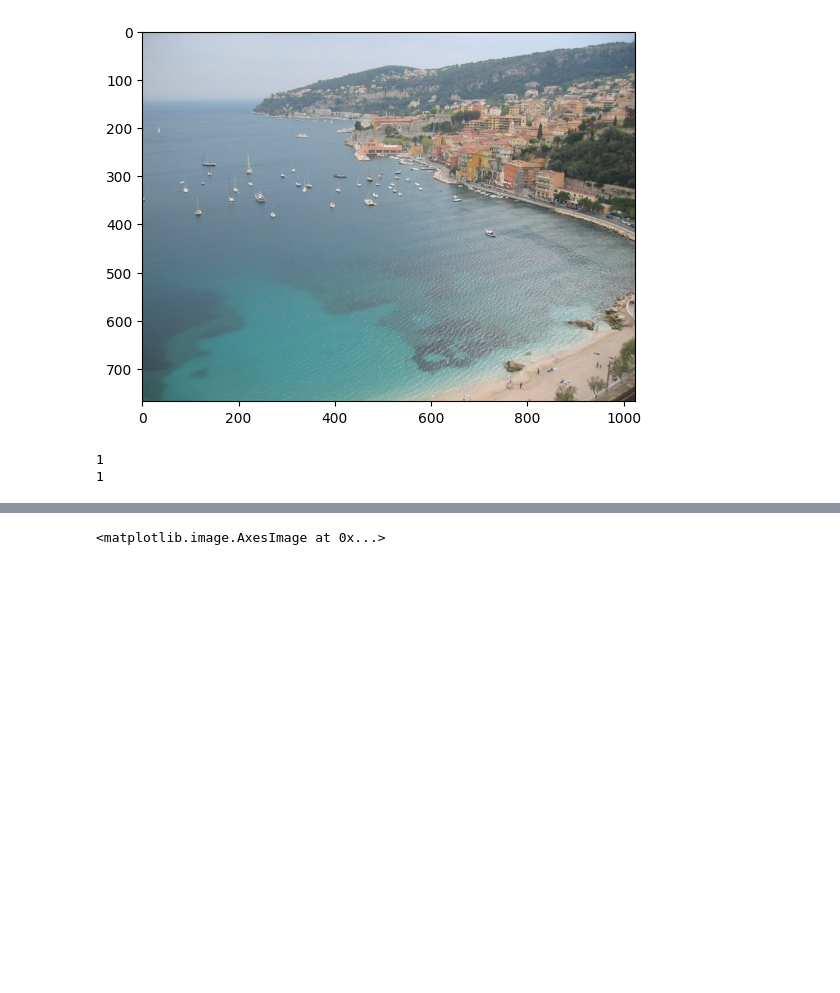
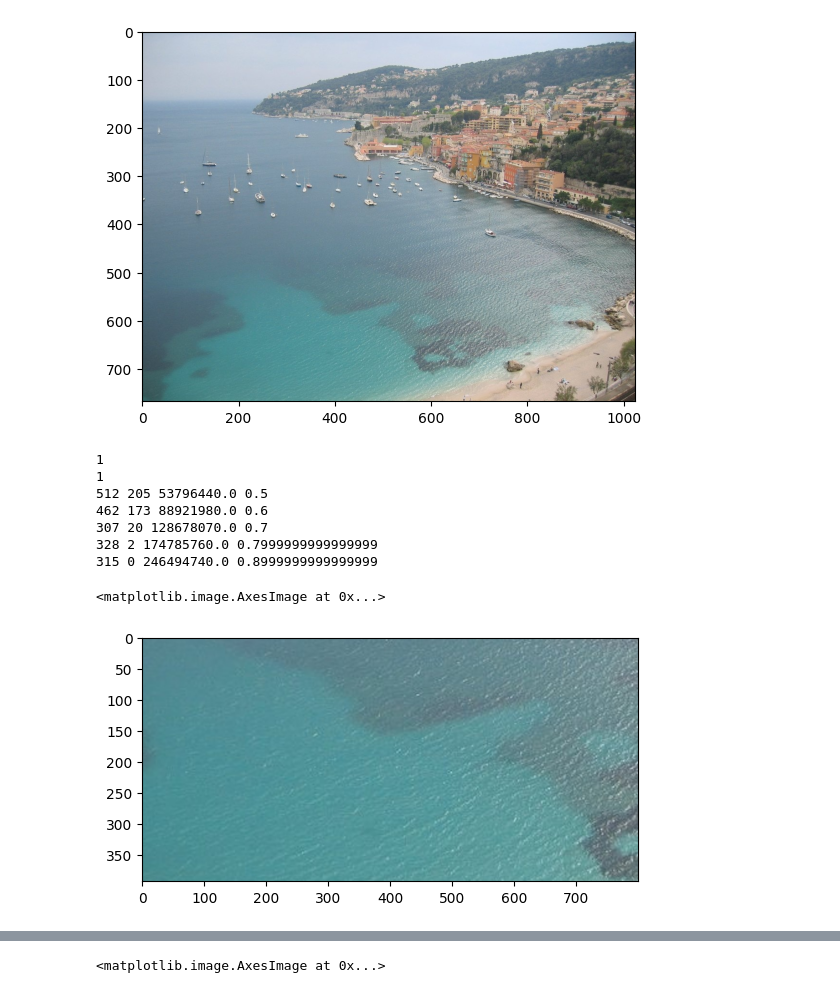
Before and after one commit to Cydiater/scene-completion, a Jupyter notebook: playground.ipynb, the cells around one changed output, grey strips where cells are left out. Saved outputs shown, nothing was run; the diff lists cells and outputs as text; code cells hidden in the pictures; blank space fills up the shorter version.

```diff
--- a/playground.ipynb
+++ b/playground.ipynb
@@ -157,26 +157,33 @@ plt.imshow(comp_np)
 # %%
 import jittor as jt
 import importlib
 import numpy as np
 import main
 import matplotlib.pyplot as plt
 from PIL import Image
 importlib.reload(main)
 
 if jt.has_cuda:
     jt.flags.use_cuda = 1
 print(jt.compiler.has_cuda)
 print(jt.flags.use_cuda)
 
 scene_path = './data/input1.jpg'
 mask_path = './data/input1_mask.jpg'
 comp_path = './data/input1/result_img007.jpg'
 
-vici_np = main.vicinity_via_bfs(Image.open(mask_path), 80)
-crop_np, vici_np = main.crop(Image.open(scene_path), vici_np)
+vici_np, dis_np = main.vicinity_via_bfs(Image.open(mask_path), 80)
+crop_np, vici_np, dis_np = main.crop(Image.open(scene_path), vici_np, dis_np)
 comp_np = main.select_comp(0.5, 1.0, Image.open(comp_path), crop_np, vici_np)
 plt.imshow(comp_np)
 # %% [output]
 1
 1
+512 205 53796440.0 0.5
+462 173 88921980.0 0.6
+307 20 128678070.0 0.7
+328 2 174785760.0 0.7999999999999999
+315 0 246494740.0 0.8999999999999999
+<matplotlib.image.AxesImage at 0x...>
+[figure, added]
 # %%
```
Also changed, not shown: parts of 2 cells of this notebook, 1 other file.
